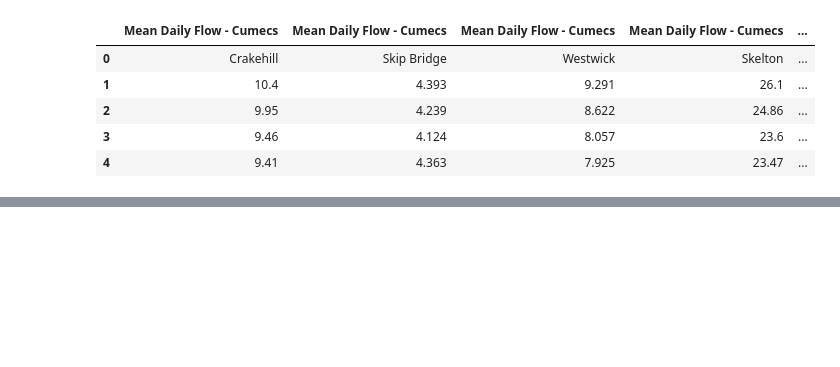
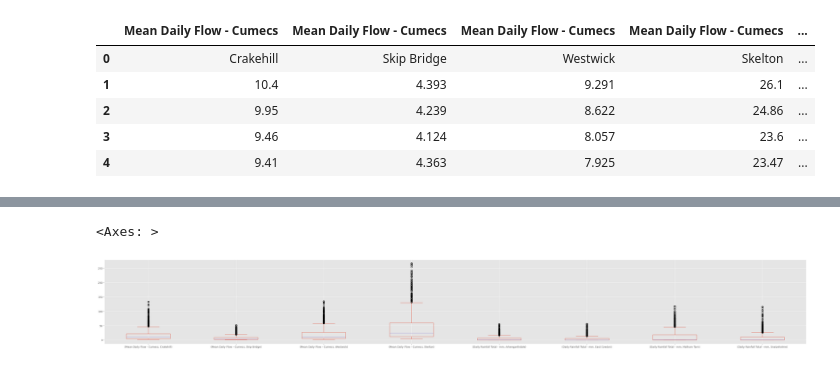
Before and after one commit to Afroamir2/Portfolio, a Jupyter notebook: ANN/ANN_Coursework.ipynb, the cells around one changed output, grey strips where cells are left out. Saved outputs shown, nothing was run; the diff lists cells and outputs as text; code cells hidden in the pictures; blank space fills up the shorter version.

```diff
--- a/ANN/ANN_Coursework.ipynb
+++ b/ANN/ANN_Coursework.ipynb
@@ -59,5 +187,6 @@ df2.head()
 | 4 | 9.41 | 4.363 | 7.925 | 23.47 | 2.4 | 24.8 | 0.8 | ... |
 # %%
 df2.insert(0, "Date", data_series)
-df2.head()
+df2.drop(index = 0, axis = 0, inplace = True)
+df2.shape
 # %% [output]
@@ -70,0 +201,12 @@ df2.head()
+# %%
+df = df2.copy()
+df = df2.iloc[:, 1:].apply(pd.to_numeric, errors='coerce')
+df.insert(0, "Date", data_series)
+df.head()
+#df.iloc[:, 1:].plot(kind="box", figsize=(50, 6))
+print("Following are the minimum values:\n")
+print(df['Mean Daily Flow - Cumecs'].min())
+print(df['Daily Rainfall Total - mm'].min(), "\n")
+print("Following are the Maximum values:\n")
+print(df['Mean Daily Flow - Cumecs'].max())
+print(df['Daily Rainfall Total - mm'].max(), "\n")
@@ -70,0 +264,6 @@ df2.head()
+# %%
+df_winsorized = df.apply(lambda df: winsorize(df, limits=[0.01, 0.01]))
+df_winsorized.iloc[:, 1:].plot(kind="box", figsize=(50, 6))
+# %% [output]
+<Axes: >
+[figure, added]
```
Also changed, not shown: parts of 40 cells of this notebook, 5 other files.
